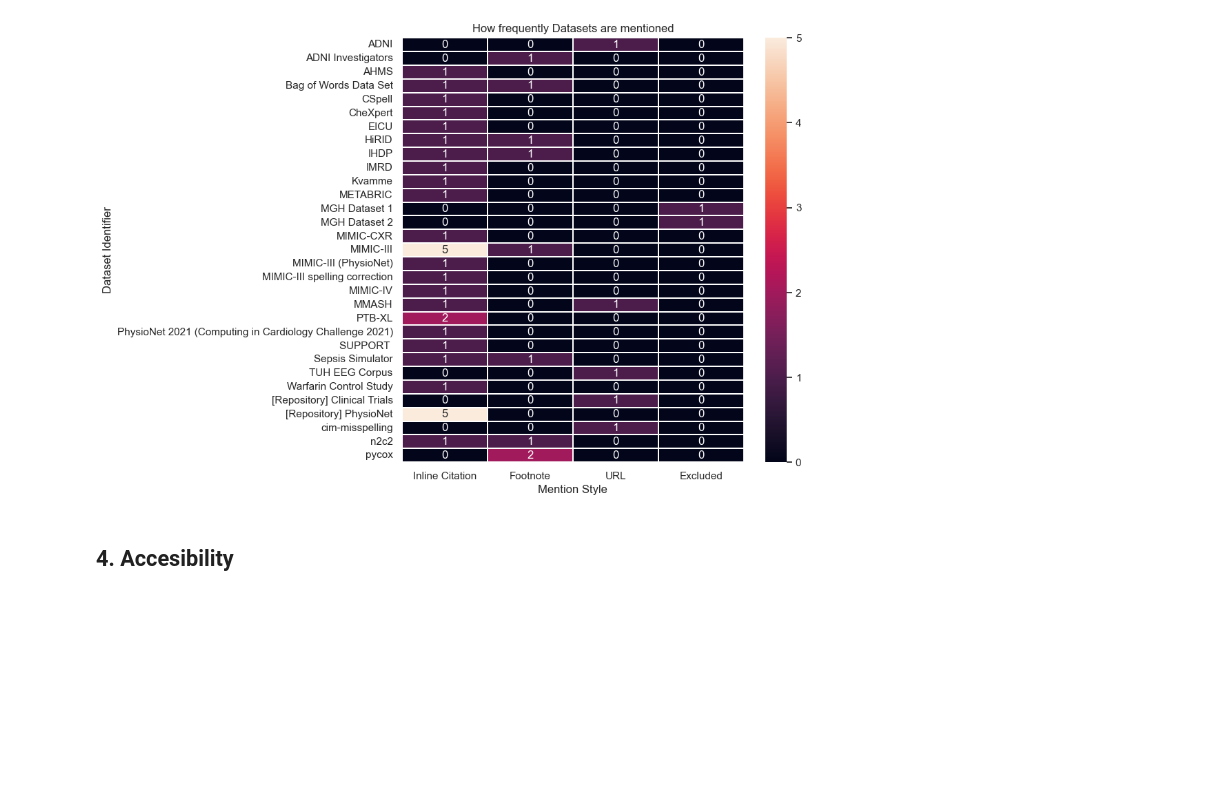
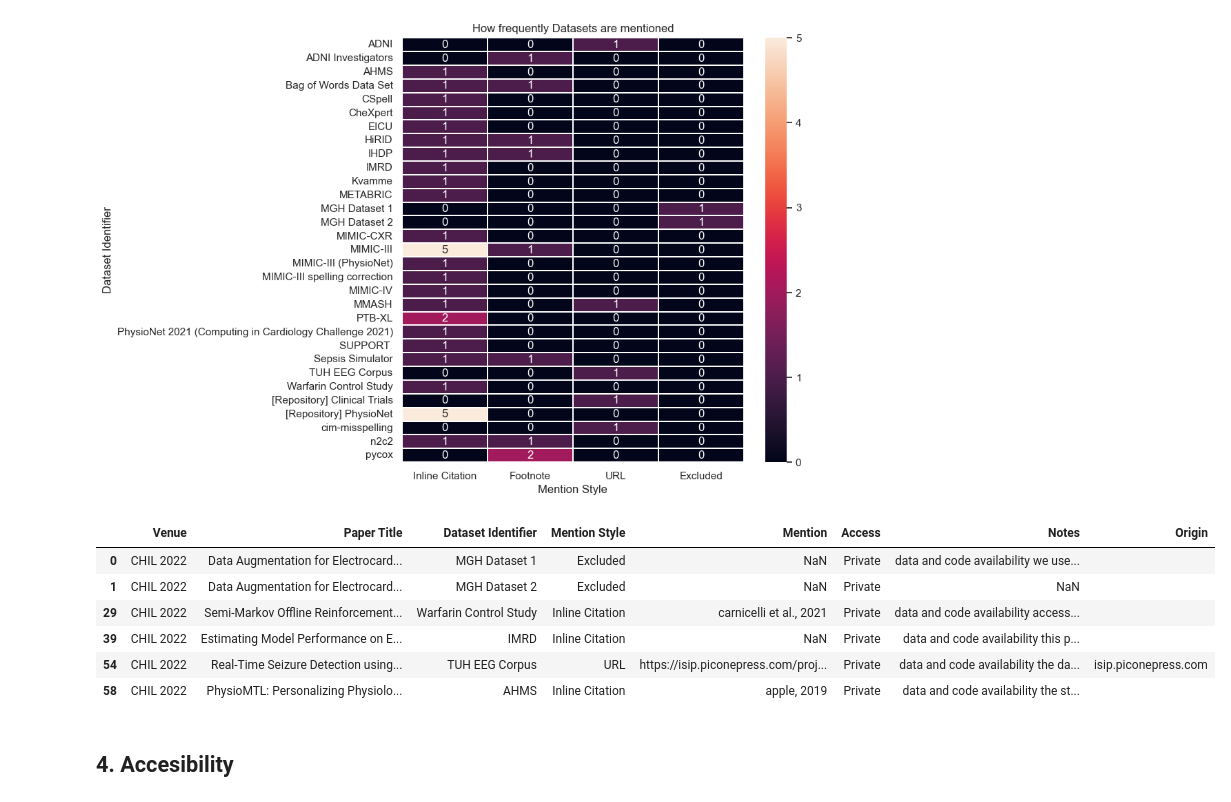
Before and after one commit to madprogramer/PublicDatasets, a Jupyter notebook: ArticleVisualizer.ipynb, the cells around one changed output. Saved outputs shown, nothing was run; the diff lists cells and outputs as text; code cells hidden in the pictures; blank space fills up the shorter version.

```diff
--- a/ArticleVisualizer.ipynb
+++ b/ArticleVisualizer.ipynb
@@ -109,6 +109,19 @@ sns.heatmap(d, annot=True, fmt="d", linewidths=0.1).set(title='How frequently Da
 [figure]
 # %%
 # sns.set(rc={"figure.figsize":(20, 3)})
+from collections import Counter
+
+# dict(Counter(selection_table['Access'].tolist()))
+
+selection_table[selection_table['Access']=='Private']
+# %% [output]
+|  | Venue | Paper Title | Dataset Identifier | Mention Style | Mention | Access | Notes | Origin |
+| 0 | CHIL 2022 | Data Augmentation for Electrocard... | MGH Dataset 1 | Excluded | NaN | Private | data and code availability we use... |  |
+| 1 | CHIL 2022 | Data Augmentation for Electrocard... | MGH Dataset 2 | Excluded | NaN | Private | NaN |  |
+| 29 | CHIL 2022 | Semi-Markov Offline Reinforcement... | Warfarin Control Study | Inline Citation | carnicelli et al., 2021 | Private | data and code availability access... |  |
+| 39 | CHIL 2022 | Estimating Model Performance on E... | IMRD | Inline Citation | NaN | Private | data and code availability this p... |  |
+| 54 | CHIL 2022 | Real-Time Seizure Detection using... | TUH EEG Corpus | URL | https://isip.piconepress.com/proj... | Private | data and code availability the da... | isip.piconepress.com |
+| 58 | CHIL 2022 | PhysioMTL: Personalizing Physiolo... | AHMS | Inline Citation | apple, 2019 | Private | data and code availability the st... |  |
 # %% [markdown]
 ## 4. Accesibility
 # %%
```
Also changed, not shown: 28 other files.
